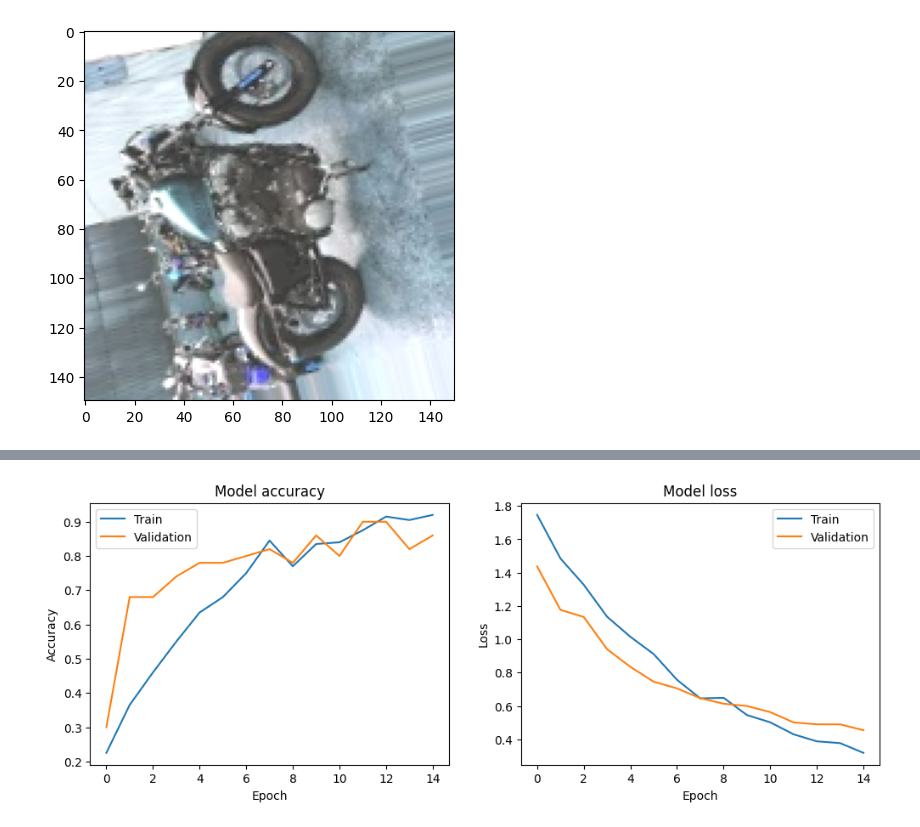
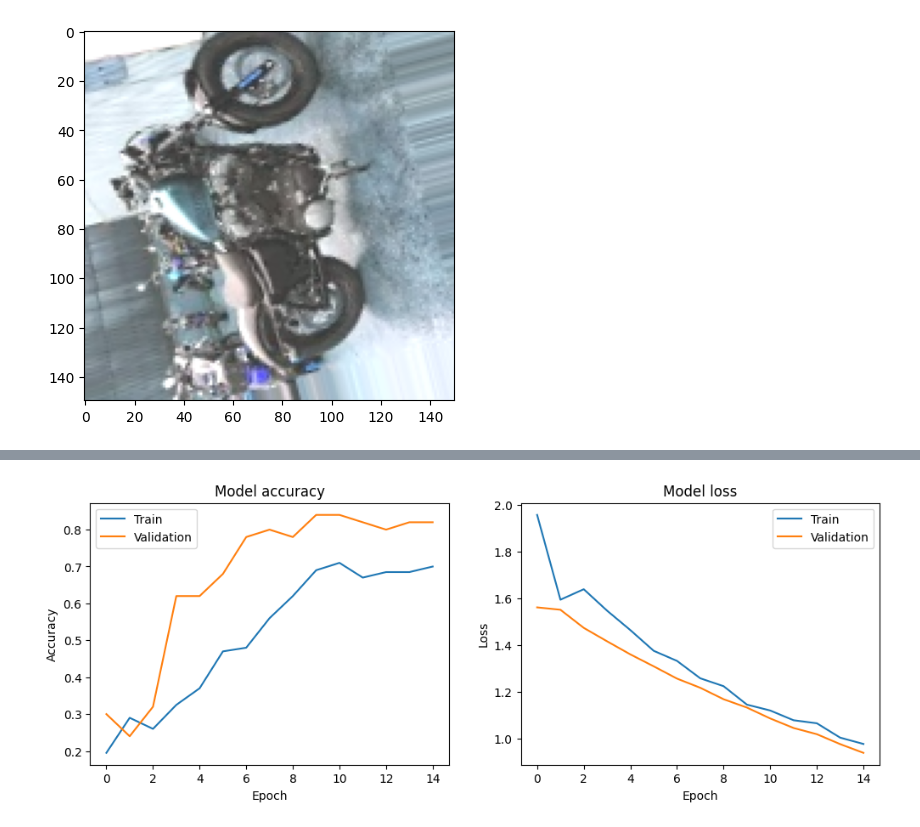
Before and after one commit to gekko555/New-repository, a Jupyter notebook: Untitled0.ipynb, the cells around one changed output, grey strips where cells are left out. Saved outputs shown, nothing was run; the diff lists cells and outputs as text; code cells hidden in the pictures.

```diff
--- a/Untitled0.ipynb
+++ b/Untitled0.ipynb
@@ -93,6 +223,8 @@ from tensorflow.keras.optimizers import Adam
 from tensorflow.keras.utils import to_categorical
 from sklearn.model_selection import train_test_split
 from sklearn.metrics import classification_report, confusion_matrix
+from tensorflow.keras.preprocessing.image import ImageDataGenerator
+from tensorflow.keras.callbacks import EarlyStopping
 
 data_dir = '/content/drive/MyDrive/kadai3/'
 
@@ -131,7 +263,7 @@ y = to_categorical(y, num_classes=5)
 
 X_train, X_test, y_train, y_test = train_test_split(X, y, test_size=0.2, random_state=42)
 
-from tensorflow.keras.preprocessing.image import ImageDataGenerator
+
 
 datagen = ImageDataGenerator(
     rotation_range=40,
@@ -161,9 +293,10 @@ predictions = Dense(5, activation='softmax')(x)
 model = Model(inputs=base_model.input, outputs=predictions)
 
 
-model.compile(optimizer=Adam(learning_rate=0.01), loss='categorical_crossentropy', metrics=['accuracy'])
+custom_adam_optimizer = Adam(learning_rate=0.001)
+model.compile(optimizer=custom_adam_optimizer, loss='categorical_crossentropy', metrics=['accuracy'])
 
-from tensorflow.keras.callbacks import EarlyStopping
+
 
 early_stopping = EarlyStopping(monitor='val_loss', patience=5, restore_best_weights=True)
 
@@ -201,7 +334,7 @@ plt.legend()
 
 plt.show()
 
-model.save("modell.h5")
+model.save("modl.h5")
 # %% [output]
 Downloading data from https://storage.googleapis.com/tensorflow/keras-applications/vgg16/vgg16_weights_tf_dim_ordering_tf_kernels_notop.h5
 58889256/58889256 [==============================] - 0s 0us/step
@@ -223 +356 @@ weighted avg       0.89      0.86      0.85        50
-[figure, old version]
+[figure, new version]
```
Also changed, not shown: parts of 3 cells of this notebook.
